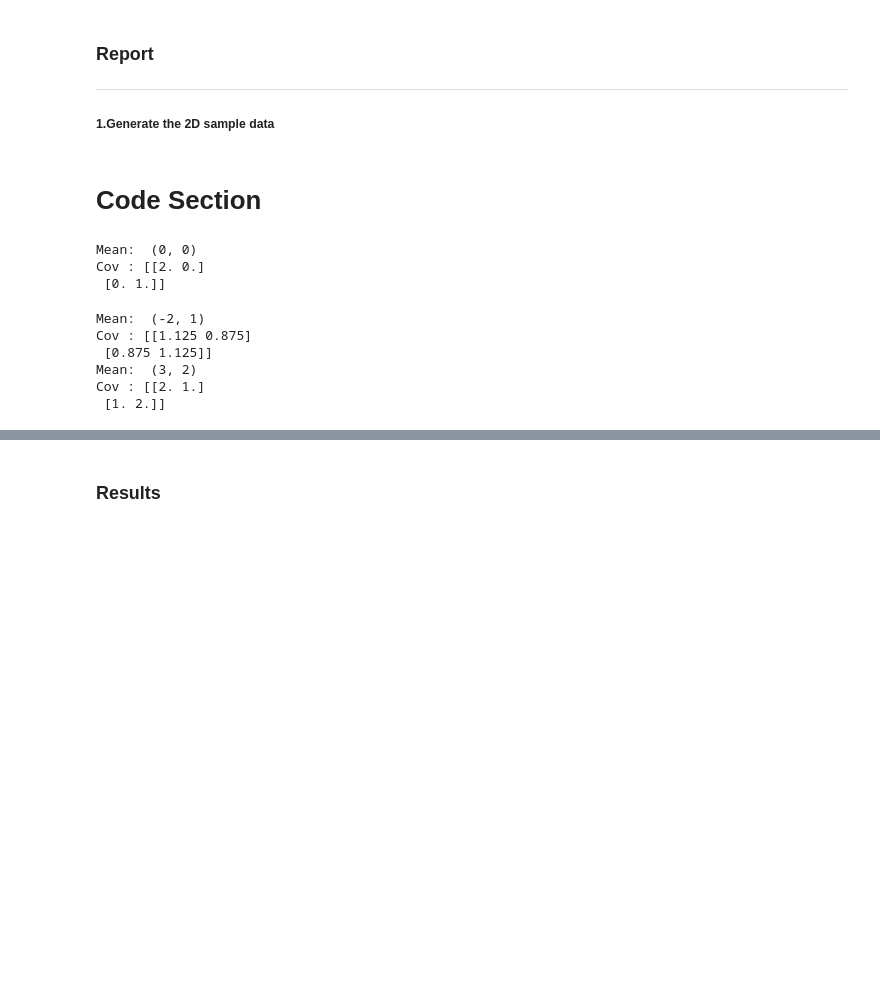
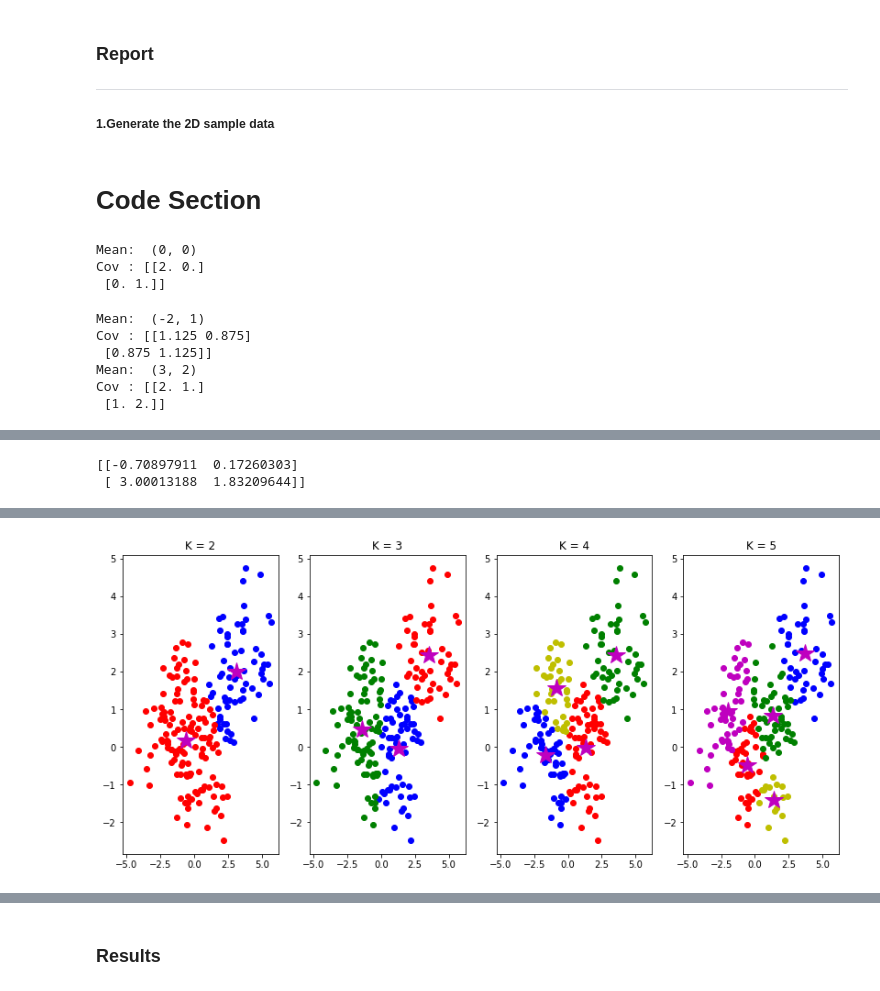
Before and after one commit to karmarv/mlearn, a Jupyter notebook: ml-h/h3-emkmeans.ipynb, the cells around one changed output, grey strips where cells are left out. Cells and saved outputs as stored; diff of their text form; code cells hidden in the pictures; blank space fills up the shorter version.

Commit message:
ML Assignment

```diff
--- a/ml-h/h3-emkmeans.ipynb
+++ b/ml-h/h3-emkmeans.ipynb
@@ -156,0 +151,73 @@ plt.show()
+# %%
+from sklearn.cluster import KMeans
+kmeans = KMeans(n_clusters=2)
+kmeans.fit(X)
+print(kmeans.cluster_centers_)
+# plt.scatter(X[:,0],X[:,1], c=kmeans.labels_, cmap='rainbow')
+#plt.scatter(kmeans.cluster_centers_[:,0] ,kmeans.cluster_centers_[:,1], color='black')
+# %% [output]
+[[-0.70897911  0.17260303]
+ [ 3.00013188  1.83209644]]
+# %%
+# KMeans Algorithms Implementation using euclidean distance
+def kMeans(X, K, maxIters = 10):
+    # Centroid m1, m2 ... mk
+    centroids = X[np.random.choice(np.arange(len(X)), K), :]
+    #print(centroids)
+    for i in range(maxIters):
+        # Cluster Assignment step
+        C = np.array([np.argmin([np.dot(x_i-m_k, x_i-m_k) for m_k in centroids]) for x_i in X])
+        # Move centroids step
+        centroids = [X[C == k].mean(axis = 0) for k in range(K)]
+    return np.array(centroids) , C
+
+
+# Calculate the probability wrt the ground truth
+def cprob(C, K):
+    ground = (Z_val.T)[0]
+    print('K=',K)
+    for k in range(K):
+        found_ids = np.where(C==k)
+        matched_ground = np.count_nonzero(C[found_ids]==ground[found_ids])
+        if(len(found_ids[0])>0):
+            print('(K=',k+1,')Prob:(',matched_ground,'/',len(found_ids[0]),')=', (matched_ground/len(found_ids[0])))
+        else:
+            print('(K=',k+1,')Prob:(',matched_ground,'/',len(found_ids[0]),')=', 0)
+
+
+
+# Provide a value of k = (1,...K) and plot the centroids
+f, (ax1, ax2, ax3, ax4) = plt.subplots(1,4,figsize=(14,6))
+centroids, C = kMeans(X, K = 2)
+ax1.plot(X[C == 0, 0], X[C == 0, 1], 'ob',
+             X[C == 1, 0], X[C == 1, 1], 'or')
+ax1.plot(centroids[:,0],centroids[:,1],'*m',markersize=20)
+ax1.set_title('K = 2')
+cprob(C,2)
+
+centroids, C = kMeans(X, K = 3)
+ax2.plot(X[C == 0, 0], X[C == 0, 1], 'ob',
+             X[C == 1, 0], X[C == 1, 1], 'or',
+             X[C == 2, 0], X[C == 2, 1], 'og')
+ax2.plot(centroids[:,0],centroids[:,1],'*m',markersize=20)
+ax2.set_title('K = 3')
+cprob(C,3)
+
+centroids, C = kMeans(X, K = 4)
+ax3.plot(X[C == 0, 0], X[C == 0, 1], 'ob',
+             X[C == 1, 0], X[C == 1, 1], 'or',
+             X[C == 2, 0], X[C == 2, 1], 'og',
+             X[C == 3, 0], X[C == 3, 1], 'oy')
+ax3.plot(centroids[:,0],centroids[:,1],'*m',markersize=20)
+ax3.set_title('K = 4')
+cprob(C,4)
+centroids, C = kMeans(X, K = 5)
+ax4.plot(X[C == 0, 0], X[C == 0, 1], 'ob',
+             X[C == 1, 0], X[C == 1, 1], 'or',
+             X[C == 2, 0], X[C == 2, 1], 'og',
+             X[C == 3, 0], X[C == 3, 1], 'oy',
+             X[C == 4, 0], X[C == 4, 1], 'om')
+ax4.plot(centroids[:,0],centroids[:,1],'*m',markersize=20)
+ax4.set_title('K = 5')
+cprob(C,5)
+# %% [output]
@@ -157 +242,2 @@ plt.show()
+[figure, added]
 # %% [markdown]
```
Also changed, not shown: parts of 15 cells of this notebook, 3 other files.
